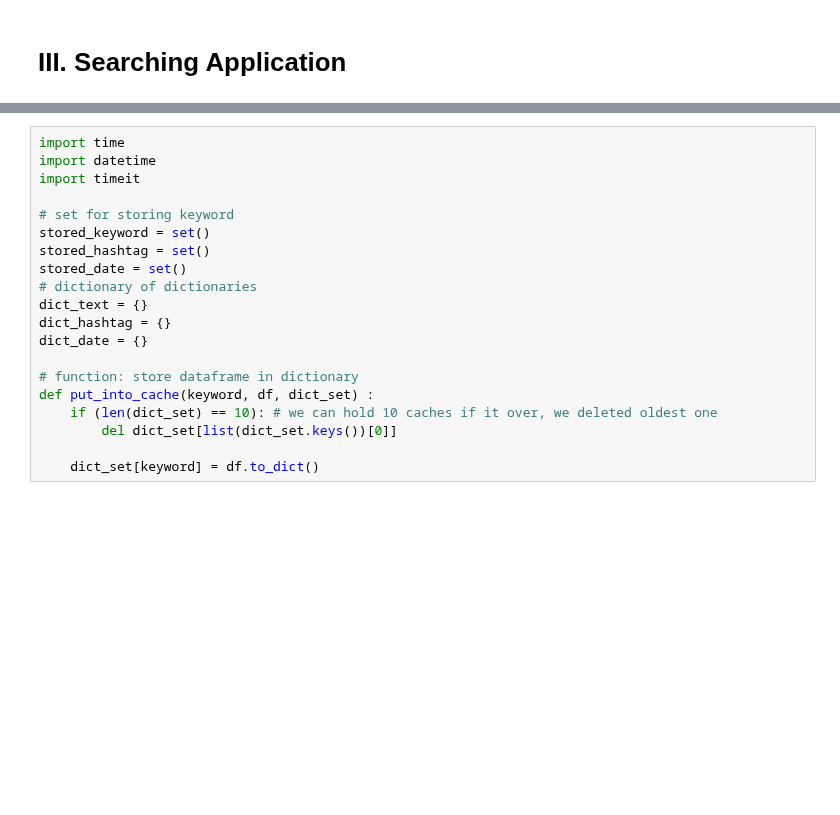
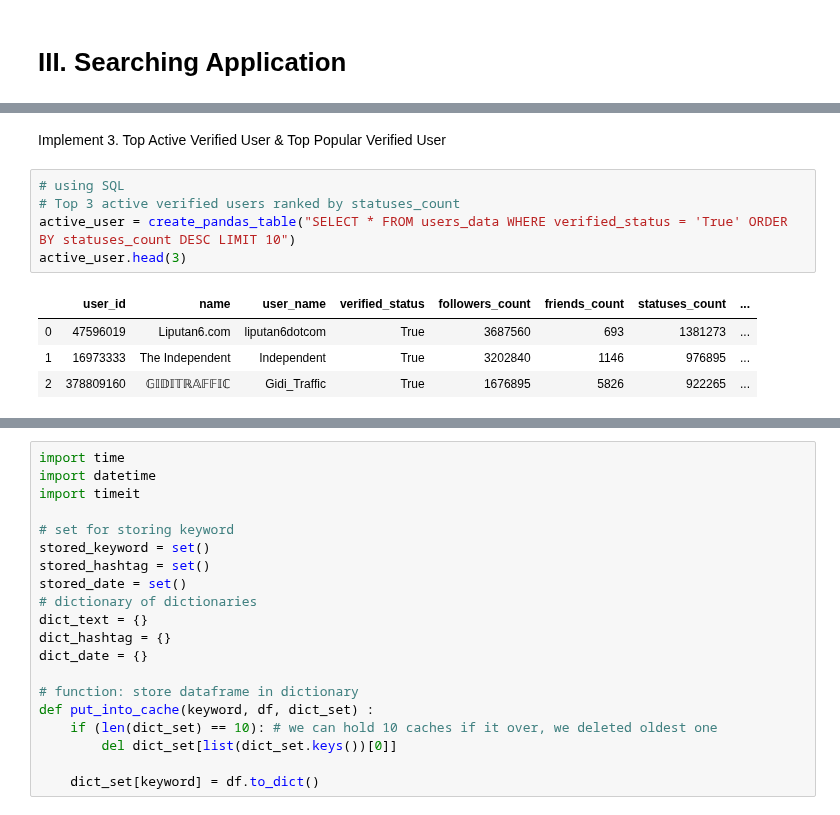
Before and after one commit to Hui-Dora-Wang/Search-Application-on-Twitter, a Jupyter notebook: search_app.ipynb, the cells around one changed output, grey strips where cells are left out. Cells and saved outputs as stored; diff of their text form; blank space fills up the shorter version.

```diff
--- a/search_app.ipynb
+++ b/search_app.ipynb
@@ -304,0 +344,12 @@ Select Time Range & Save Cache
+# %% [markdown]
+Implement 3. Top Active Verified User & Top Popular Verified User
+# %%
+# using SQL
+# Top 3 active verified users ranked by statuses_count
+active_user = create_pandas_table("SELECT * FROM users_data WHERE verified_status = 'True' ORDER BY statuses_count DESC LIMIT 10")
+active_user.head(3)
+# %% [output]
+|  | user_id | name | user_name | verified_status | followers_count | friends_count | statuses_count | ... |
+| 0 | 47596019 | Liputan6.com | liputan6dotcom | True | 3687560 | 693 | 1381273 | ... |
+| 1 | 16973333 | The Independent | Independent | True | 3202840 | 1146 | 976895 | ... |
+| 2 | 378809160 | 𝔾𝕀𝔻𝕀𝕋ℝ𝔸𝔽𝔽𝕀ℂ | Gidi_Traffic | True | 1676895 | 5826 | 922265 | ... |
```
Also changed, not shown: parts of 38 cells of this notebook.
